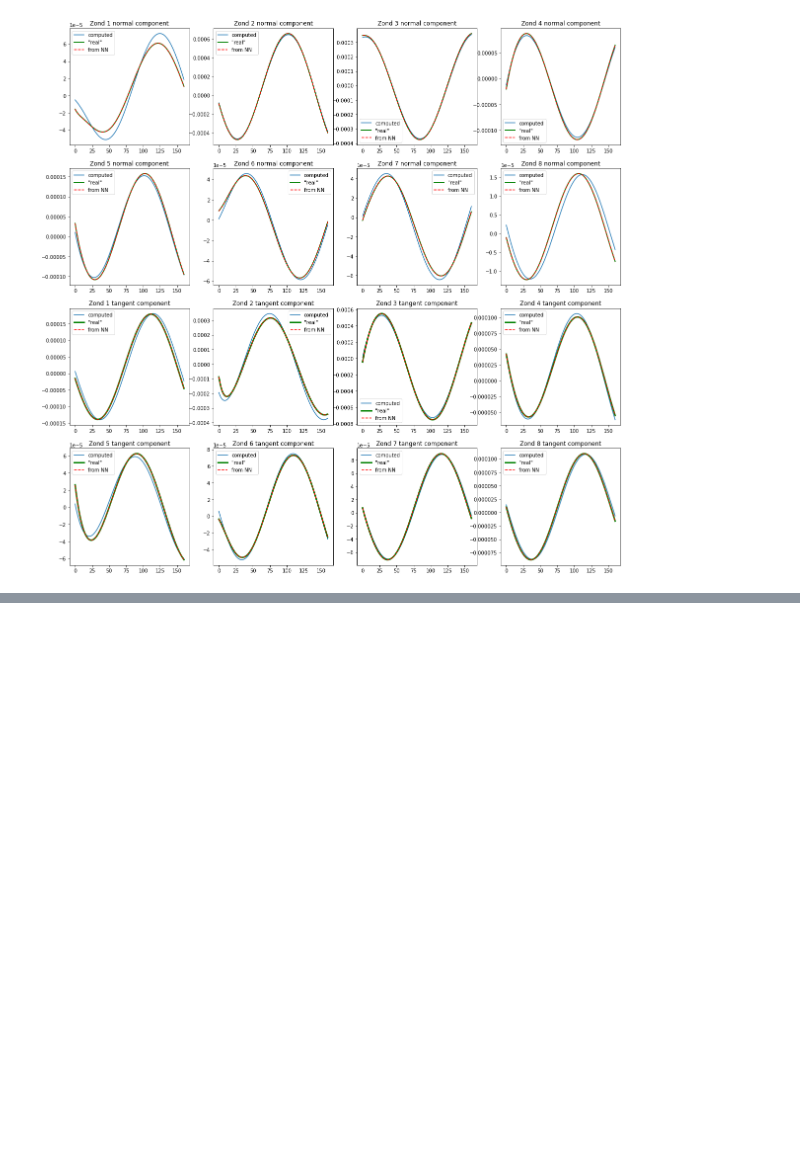
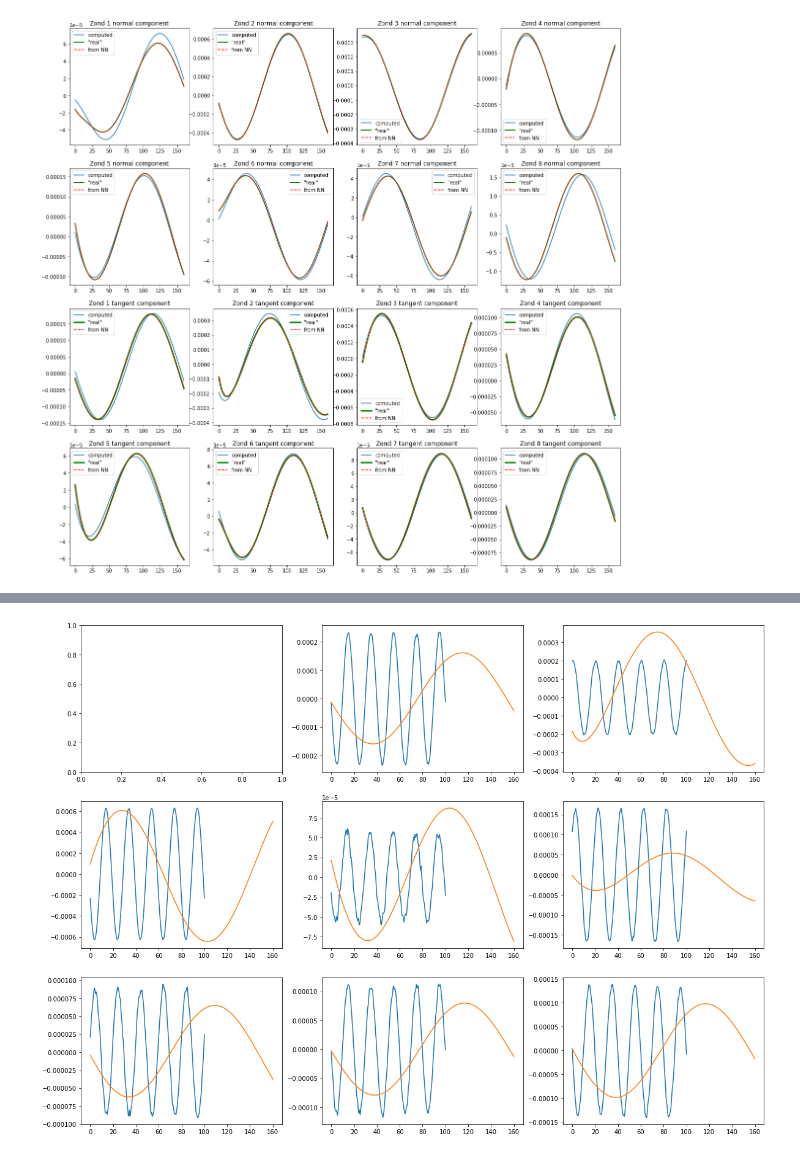
Before and after one commit to Semyonov-as/PlasmaMachineLearning, a Jupyter notebook: PlasmaMachineLearning/fourier_improvement.ipynb, the cells around one changed output, grey strips where cells are left out. Drawn from its saved outputs; the diff is of its cells as text; code cells hidden in the pictures; blank space fills up the shorter version.

```diff
--- a/PlasmaMachineLearning/fourier_improvement.ipynb
+++ b/PlasmaMachineLearning/fourier_improvement.ipynb
@@ -384,0 +407,15 @@ for i in range(2):
+# %%
+comp = np.loadtxt(f'{rel_path}RESULT0/ProbeVoltagePT.dat', skiprows=1, dtype=float)
+comp = comp - comp.mean(axis=0)
+exp_data = np.loadtxt('exp_data\Exp_Data_PF5.dat')
+exp_data -= exp_data.mean(axis=0)
+# %%
+fig, ax = plt.subplots(3, 3, figsize=(20, 15))
+
+for i in range(1, 9):
+    j = i//3
+    k = i%3
+    ax[j][k].plot(exp_data[:, 0]-exp_data[0, 0], exp_data[:, i])
+    ax[j][k].plot(comp[:, i])
+# %% [output]
+[figure, added]
```
Also changed, not shown: parts of 6 cells of this notebook, 3 other files.
